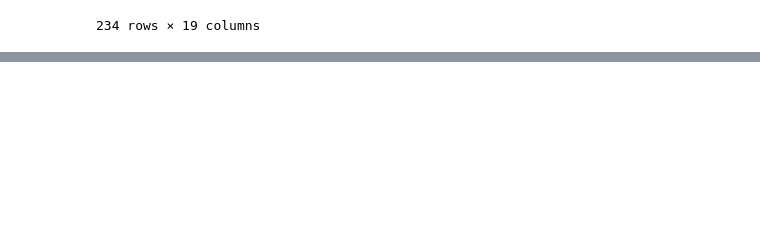
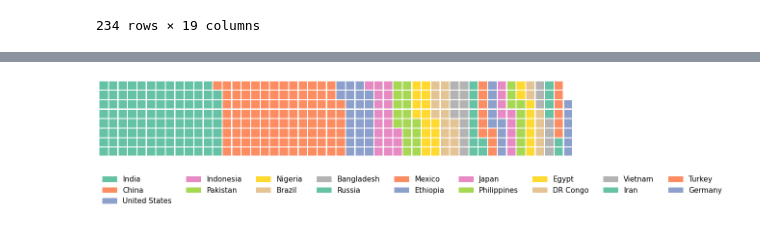
Before and after one commit to g-st180/World_Population2023_EDA, a Jupyter notebook: World_population_Notebook.ipynb, the cells around one changed output, grey strips where cells are left out. Saved outputs shown, nothing was run; the diff lists cells and outputs as text; code cells hidden in the pictures; blank space fills up the shorter version.

```diff
--- a/World_population_Notebook.ipynb
+++ b/World_population_Notebook.ipynb
@@ -295,0 +280,4 @@ df.set_index('Country',inplace=True)
+# %%
+filtr=df['Worldpercentage']>1
+temp_df=df.loc[filtr]
+temp_df
@@ -295,0 +302,2 @@ df.set_index('Country',inplace=True)
+# %%
+temp_df.append({'Country': 'Others','Worldpercentage':31.319}, ignore_index=True)
@@ -296 +323,11 @@ df.set_index('Country',inplace=True)
+# %%
+fig=plt.figure(FigureClass=Waffle,
+               rows=8,
+               columns=50,
+               figsize=(18,8),
+              values=temp_df['Worldpercentage'],
+              labels=list(temp_df['Country']),
+              legend={'loc':(0,-0.7),'ncol':9,'fontsize':15,'framealpha':0})
+# %% [output]
+[figure, added]
 # %%
```
Also changed, not shown: parts of 31 cells of this notebook.
